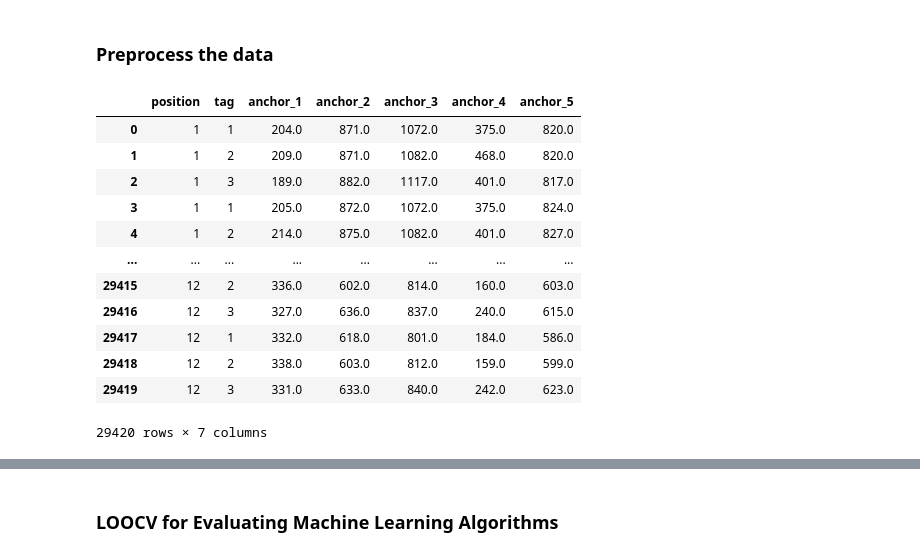
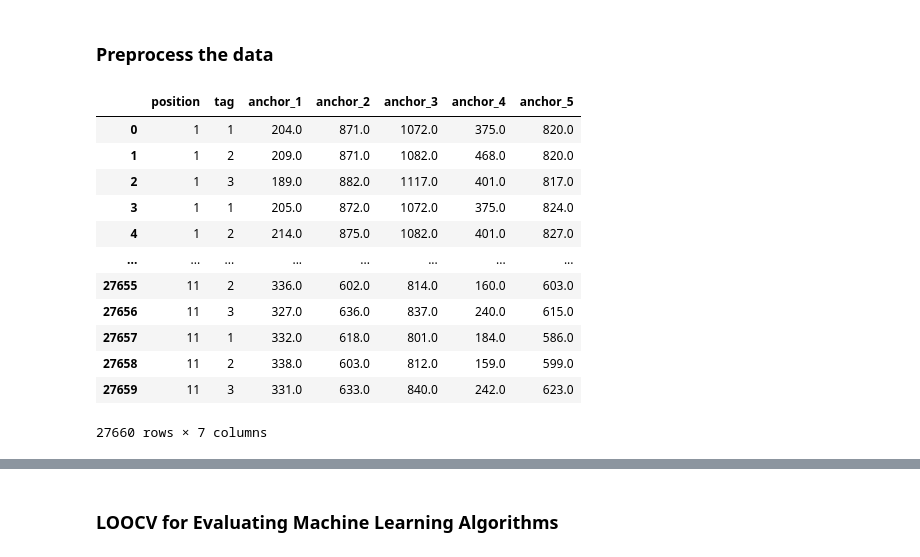
Before and after one commit to shariqak14/indoor_localization, a Jupyter notebook: indoor_localization.ipynb, the cells around one changed output, grey strips where cells are left out. Cells and saved outputs as stored; diff of their text form; code cells hidden in the pictures.

```diff
--- a/indoor_localization.ipynb
+++ b/indoor_localization.ipynb
@@ -56,42 +52,43 @@ The lab_black extension is already loaded. To reload it, use:
 # %%
 data = (
     pd.read_csv("position_log_v2.csv")
+    .query("marker != 8")  # too many null values for tag 1
     .query("marker % 2 == 0")
     .drop(["x", "y", "z", "anchors", "time"], axis=1)
     .reset_index(drop=True)
 )
 
 data["tag"] = data["tag"].replace(52630, 3)
 
 data["marker"] = data["marker"].map(
     {j: i + 1 for i, j in enumerate(data.marker.unique())}
 )
 
 data.columns = [
     "position",
     "tag",
     "anchor_1",
     "anchor_2",
     "anchor_3",
     "anchor_4",
     "anchor_5",
 ]
 
 data
 # %% [output]
 |  | position | tag | anchor_1 | anchor_2 | anchor_3 | anchor_4 | anchor_5 |
 | 0 | 1 | 1 | 204.0 | 871.0 | 1072.0 | 375.0 | 820.0 |
 | 1 | 1 | 2 | 209.0 | 871.0 | 1082.0 | 468.0 | 820.0 |
 | 2 | 1 | 3 | 189.0 | 882.0 | 1117.0 | 401.0 | 817.0 |
 | 3 | 1 | 1 | 205.0 | 872.0 | 1072.0 | 375.0 | 824.0 |
 | 4 | 1 | 2 | 214.0 | 875.0 | 1082.0 | 401.0 | 827.0 |
 | ... | ... | ... | ... | ... | ... | ... | ... |
-| 29415 | 12 | 2 | 336.0 | 602.0 | 814.0 | 160.0 | 603.0 |
-| 29416 | 12 | 3 | 327.0 | 636.0 | 837.0 | 240.0 | 615.0 |
-| 29417 | 12 | 1 | 332.0 | 618.0 | 801.0 | 184.0 | 586.0 |
-| 29418 | 12 | 2 | 338.0 | 603.0 | 812.0 | 159.0 | 599.0 |
-| 29419 | 12 | 3 | 331.0 | 633.0 | 840.0 | 242.0 | 623.0 |
+| 27655 | 11 | 2 | 336.0 | 602.0 | 814.0 | 160.0 | 603.0 |
+| 27656 | 11 | 3 | 327.0 | 636.0 | 837.0 | 240.0 | 615.0 |
+| 27657 | 11 | 1 | 332.0 | 618.0 | 801.0 | 184.0 | 586.0 |
+| 27658 | 11 | 2 | 338.0 | 603.0 | 812.0 | 159.0 | 599.0 |
+| 27659 | 11 | 3 | 331.0 | 633.0 | 840.0 | 242.0 | 623.0 |
-29420 rows × 7 columns
+27660 rows × 7 columns
 # %%
 position = data.query("tag == 1").loc[:, ["position"]].reset_index(drop=True)
 
```
Also changed, not shown: parts of 23 cells of this notebook.
